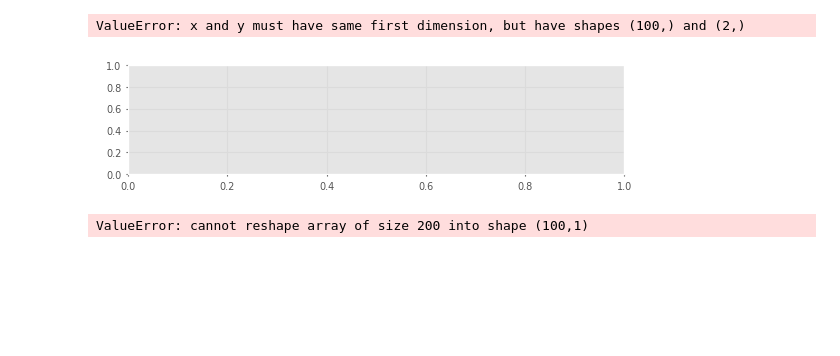
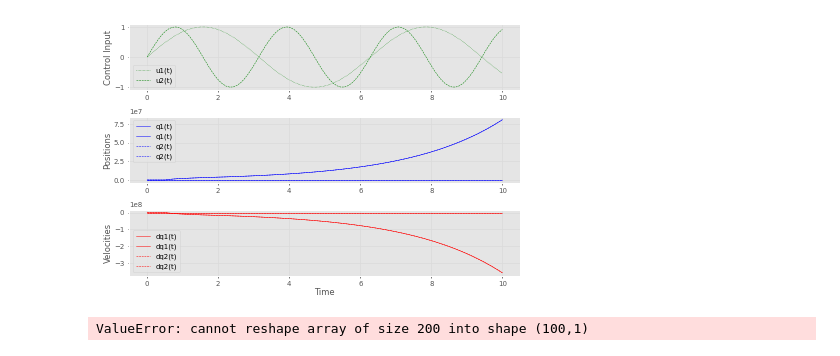
Before and after one commit to plescaevelyn/y4-IA, a Jupyter notebook: RCS/Assignments/Assignment08_Dynamic_Model2.ipynb, the cells around one changed output. Saved outputs shown, nothing was run; the diff lists cells and outputs as text; code cells hidden in the pictures; blank space fills up the shorter version.

Commit message:
solved errors

```diff
--- a/RCS/Assignments/Assignment08_Dynamic_Model2.ipynb
+++ b/RCS/Assignments/Assignment08_Dynamic_Model2.ipynb
@@ -86,42 +86,40 @@ q[0,:]  = x0[0,0]
 dq[0,:] = x0[0,1]
 
 for i in range(1, n):
     tspan = [t[i - 1], t[i]]
     x = odeintw(model, x0, tspan, args=(u[:,i],))
 
     q[i, :] = x[1][0,:]
     dq[i, :] = x[1][1,:]
 
     # next initial condition
     x0 = x[1]
 
 # Plot results
 plt.figure()
-
 plt.subplot(3, 1, 1)
-plt.plot(t, u[:, 0], 'g:', label='u1(t)')
-plt.plot(t, u[:, 1], 'g--', label='u2(t)')
+plt.plot(t, u[0, :], 'g:', label='u1(t)')
+plt.plot(t, u[1, :], 'g--', label='u2(t)')
 plt.ylabel('Control Input')
 plt.legend(loc='best')
 
 plt.subplot(3, 1, 2)
-plt.plot(t, q[:, 0], 'b-', label='q1(t)')
-plt.plot(t, q[:, 1], 'b--', label='q2(t)')
+plt.plot(t, q, 'b-', label='q1(t)')
+plt.plot(t, q, 'b--', label='q2(t)')
 plt.ylabel('Positions')
 plt.legend(loc='best')
 
 plt.subplot(3, 1, 3)
-plt.plot(t, dq[:, 0], 'r-', label='dq1(t)')
-plt.plot(t, dq[:, 1], 'r--', label='dq2(t)')
+plt.plot(t, dq, 'r-', label='dq1(t)')
+plt.plot(t, dq, 'r--', label='dq2(t)')
 plt.ylabel('Velocities')
 plt.xlabel('Time')
 plt.legend(loc='best')
 
 plt.tight_layout()
 plt.show()
 # %% [output]
-ValueError: x and y must have same first dimension, but have shapes (100,) and (2,)
-[figure, old version]
+[figure, new version]
 # %%
 ############### animation
 q = q.reshape(n,1)
```
